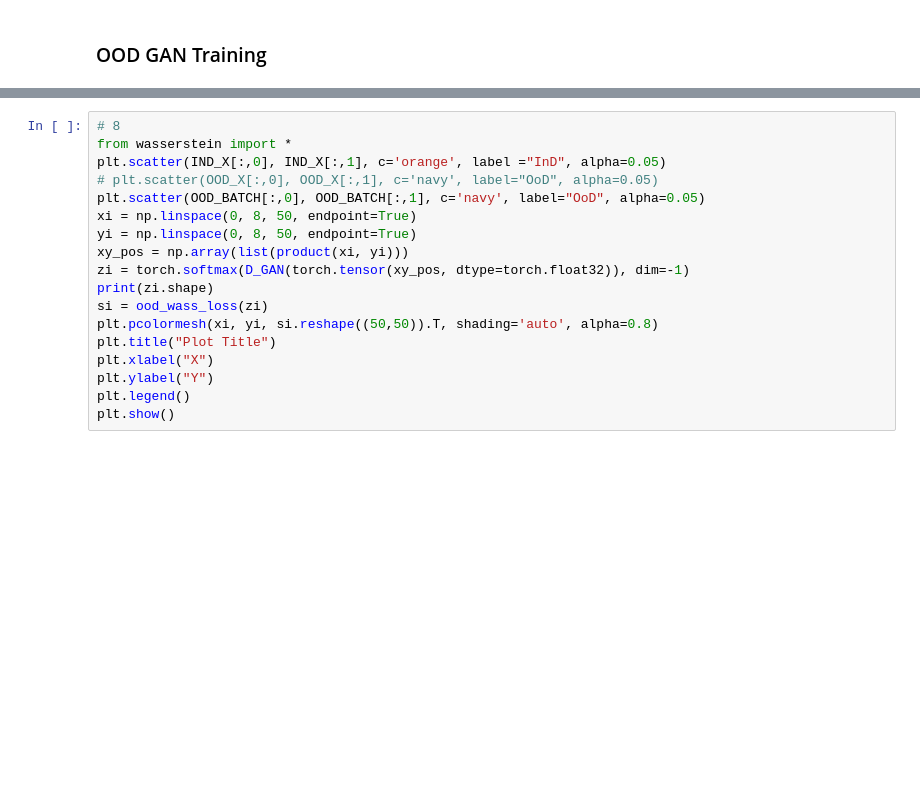
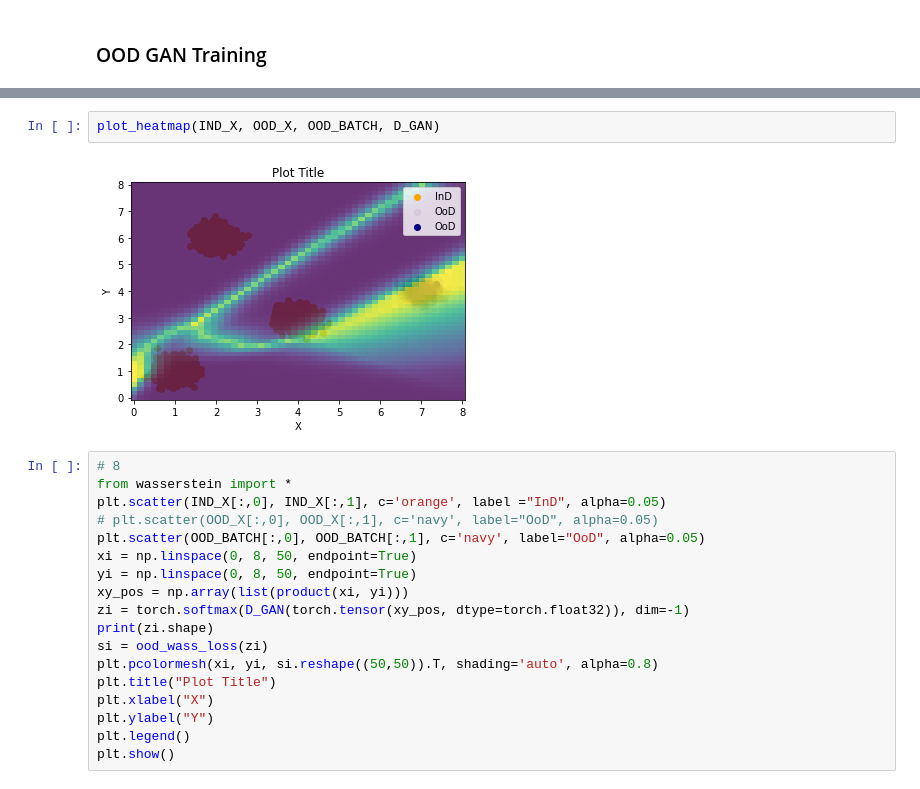
Before and after one commit to Xiaoyang-Song/Out-of-Distribution-GANs, a Jupyter notebook: Notebooks/simulation.ipynb, the cells around one changed output, grey strips where cells are left out. Drawn from its saved outputs; the diff is of its cells as text; blank space fills up the shorter version.

```diff
--- a/Notebooks/simulation.ipynb
+++ b/Notebooks/simulation.ipynb
@@ -278,3 +327,7 @@ Epoch  # 41 | Val accuracy: 0.9886
+# %%
+plot_heatmap(IND_X, OOD_X, OOD_BATCH, D_GAN)
+# %% [output]
+[figure, added]
 # %%
 # 8
 from wasserstein import *
```
Also changed, not shown: parts of 5 cells of this notebook, 1 other file.
